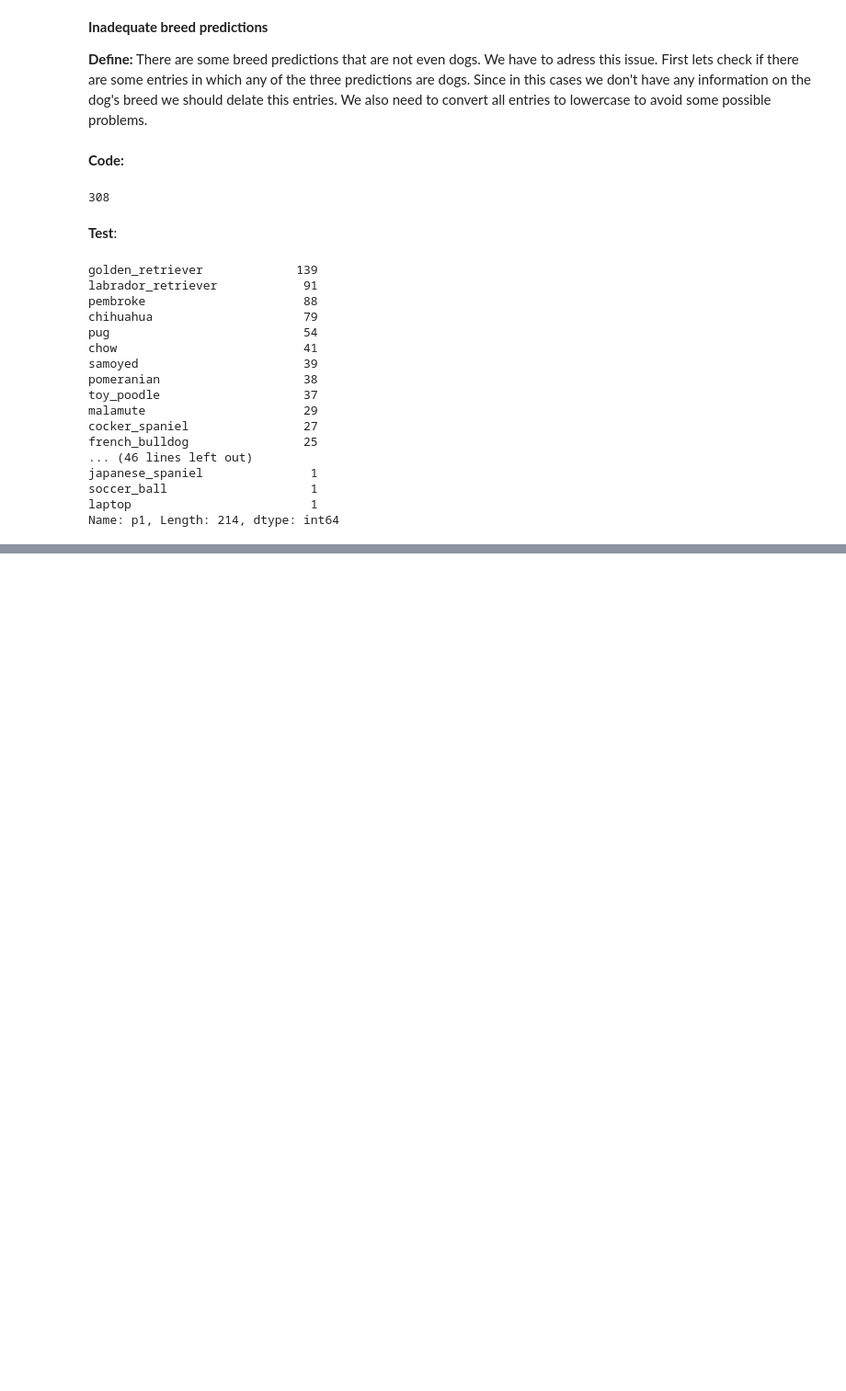
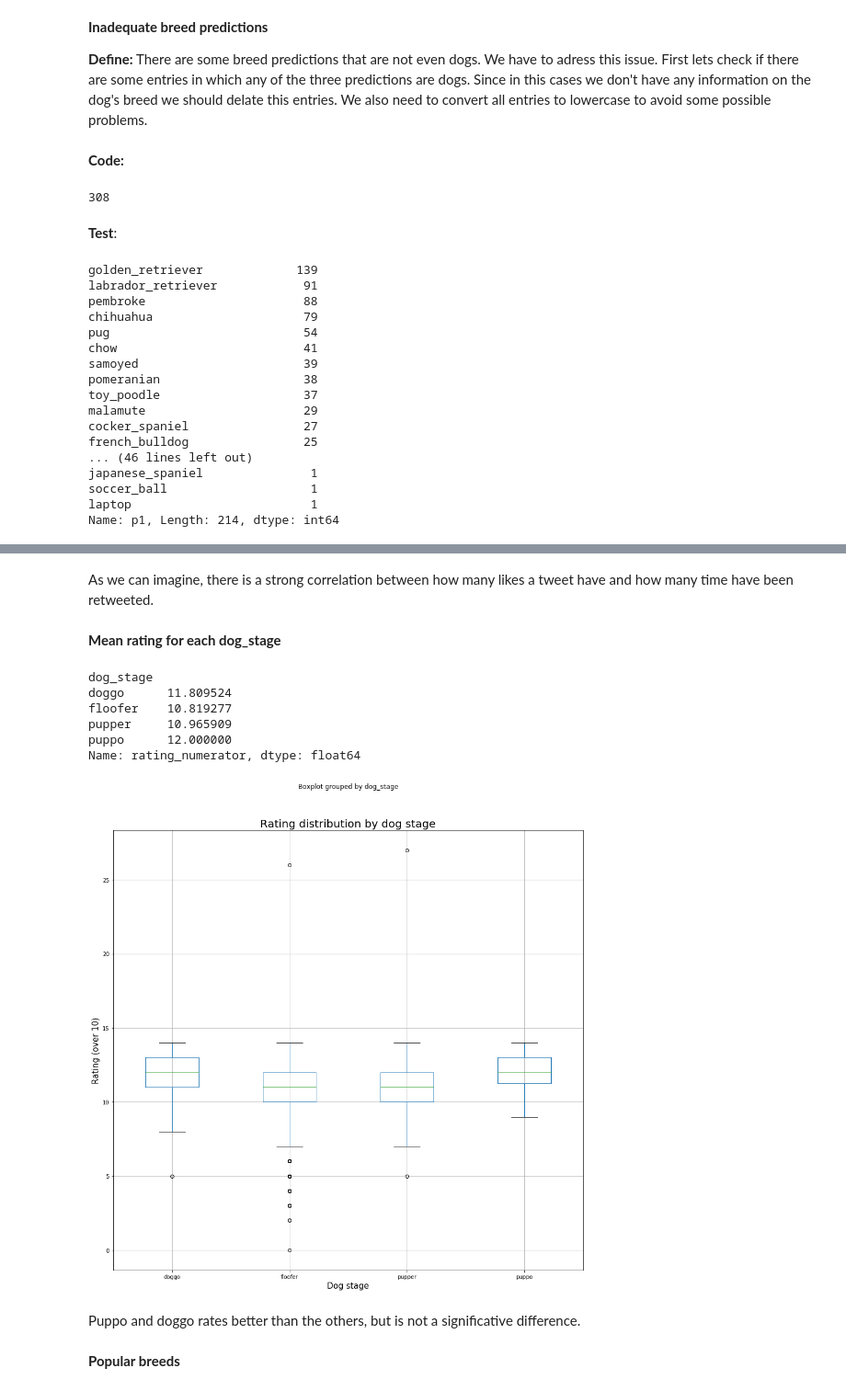
Before and after one commit to cnegrelli/Data_Wrangling_Project, a Jupyter notebook: wrangle_act.ipynb, the cells around one changed output, grey strips where cells are left out. Shown: that part at 92% size. Cells and saved outputs as stored; diff of their text form; code cells hidden in the pictures; blank space fills up the shorter version.

```diff
--- a/wrangle_act.ipynb
+++ b/wrangle_act.ipynb
@@ -639,0 +666,24 @@ Name: p1, Length: 214, dtype: int64
+# %% [markdown]
+As we can imagine, there is a strong correlation between how many likes a tweet have and how many time have been retweeted.
+# %% [markdown]
+**Mean rating for each dog_stage**
+# %%
+dogs_clean.groupby('dog_stage').rating_numerator.mean()
+# %% [output]
+dog_stage
+doggo      11.809524
+floofer    10.819277
+pupper     10.965909
+puppo      12.000000
+Name: rating_numerator, dtype: float64
+# %%
+dogs_clean[dogs_clean.rating_numerator <=30].boxplot(column=['rating_numerator'], by='dog_stage',figsize=(15,15))
+plt.title('Rating distribution by dog stage',fontsize=20)
+plt.xlabel('Dog stage',fontsize=15)
+plt.ylabel('Rating (over 10)',fontsize=15);
+# %% [output]
+[figure, added]
+# %% [markdown]
+Puppo and doggo rates better than the others, but is not a significative difference.
+# %% [markdown]
+**Popular breeds**
```
Also changed, not shown: parts of 10 cells of this notebook.
